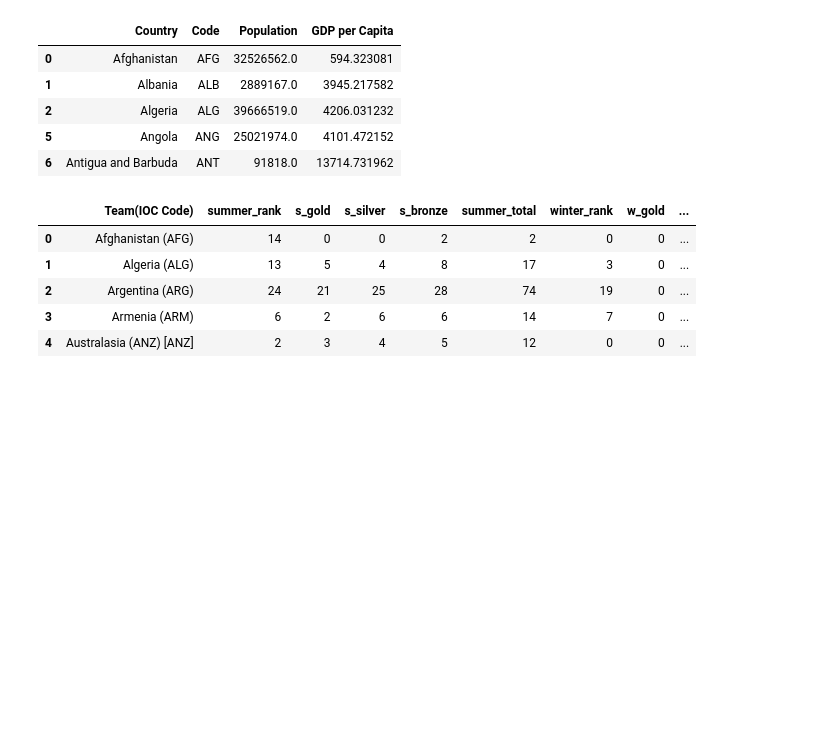
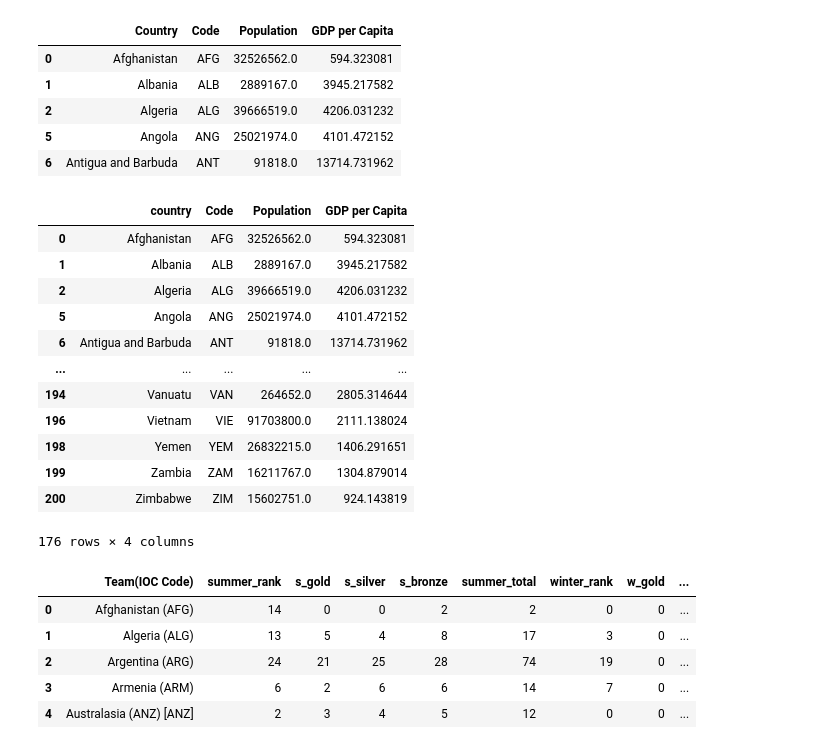
Before and after one commit to nicpie-bit/etl_project, a Jupyter notebook: olympic_medals_database.ipynb, the cells around one changed output. Saved outputs shown, nothing was run; the diff lists cells and outputs as text; code cells hidden in the pictures; blank space fills up the shorter version.

Commit message:
Created text file to hold sql query for joining and renamed Country column

```diff
--- a/olympic_medals_database.ipynb
+++ b/olympic_medals_database.ipynb
@@ -37,6 +37,24 @@ olympic_med_data_df.head()
 | 2 | Algeria | ALG | 39666519.0 | 4206.031232 |
 | 5 | Angola | ANG | 25021974.0 | 4101.472152 |
 | 6 | Antigua and Barbuda | ANT | 91818.0 | 13714.731962 |
+# %%
+#Rename Country columm
+olympic_med_data_df.rename(columns={"Country": "country"}, inplace=True)
+olympic_med_data_df
+# %% [output]
+|  | country | Code | Population | GDP per Capita |
+| 0 | Afghanistan | AFG | 32526562.0 | 594.323081 |
+| 1 | Albania | ALB | 2889167.0 | 3945.217582 |
+| 2 | Algeria | ALG | 39666519.0 | 4206.031232 |
+| 5 | Angola | ANG | 25021974.0 | 4101.472152 |
+| 6 | Antigua and Barbuda | ANT | 91818.0 | 13714.731962 |
+| ... | ... | ... | ... | ... |
+| 194 | Vanuatu | VAN | 264652.0 | 2805.314644 |
+| 196 | Vietnam | VIE | 91703800.0 | 2111.138024 |
+| 198 | Yemen | YEM | 26832215.0 | 1406.291651 |
+| 199 | Zambia | ZAM | 16211767.0 | 1304.879014 |
+| 200 | Zimbabwe | ZIM | 15602751.0 | 924.143819 |
+176 rows × 4 columns
 # %%
 #Drop rows with NaN
 olympic_med_dict_df.dropna(inplace = True)
```
Also changed, not shown: parts of 5 cells of this notebook, 1 other file.
